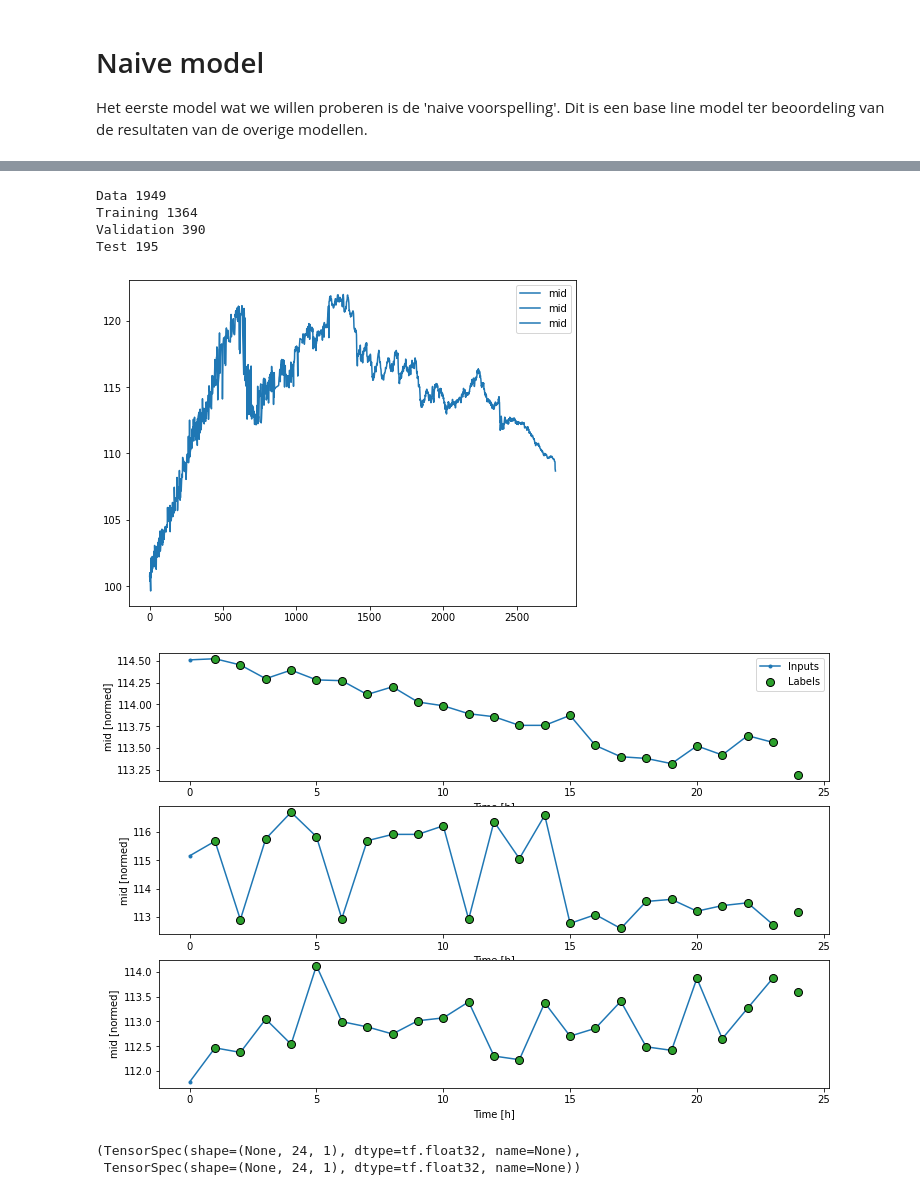
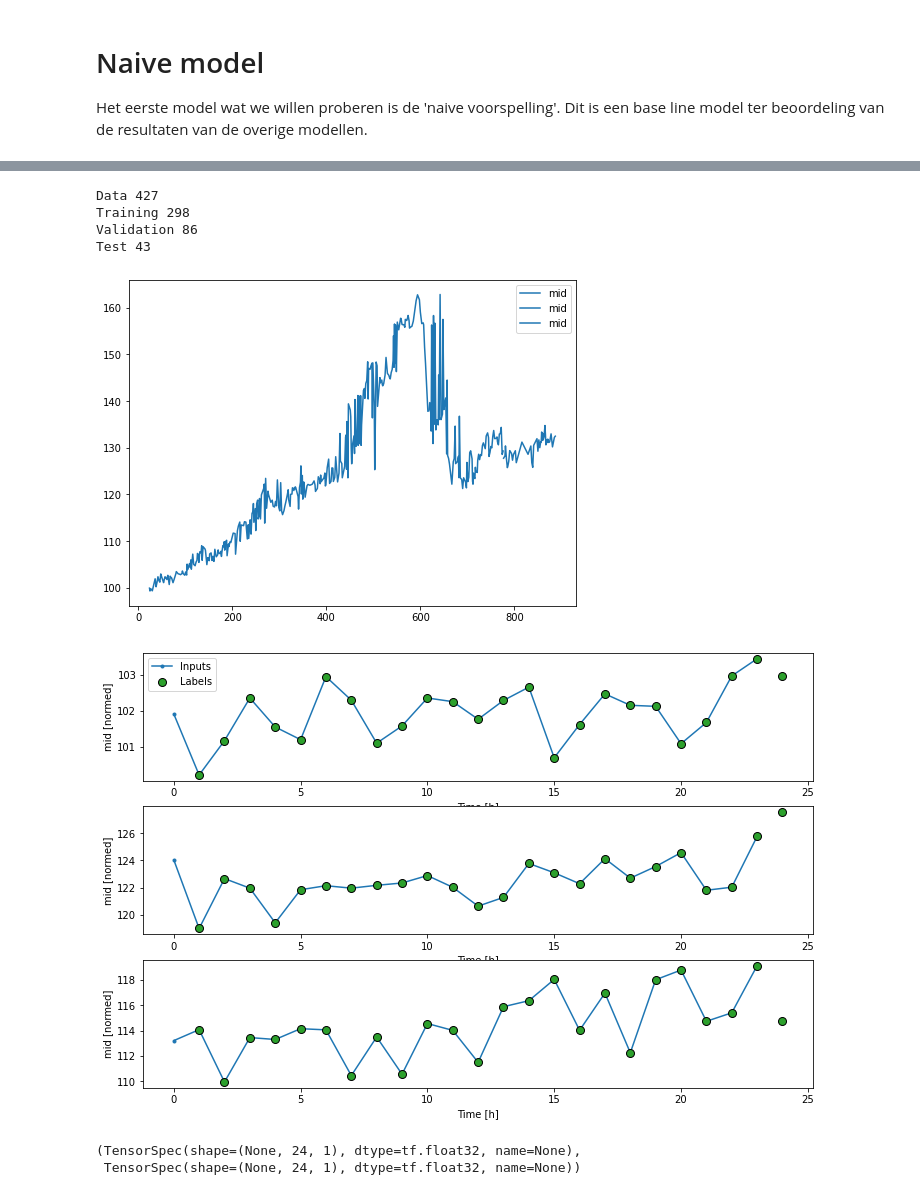
Before and after one commit to Merijn68/BondTrading, a Jupyter notebook: notebooks/04_modeling.ipynb, the cells around one changed output, grey strips where cells are left out. Drawn from its saved outputs; the diff is of its cells as text; code cells hidden in the pictures.

```diff
--- a/notebooks/04_modeling.ipynb
+++ b/notebooks/04_modeling.ipynb
@@ -33,4 +47,4 @@ len(df_price['reference_identifier'].unique())
 # %%
-(df_train, df_val, df_test) = make_dataset.read_single_bond('BE0000332412')
+(df_train, df_val, df_test) = make_dataset.read_single_bond('NL0010721999')
 visualize.lplot([df_train, df_val, df_test ])
 # %% [output]
@@ -38,8 +52,8 @@ visualize.lplot([df_train, df_val, df_test ])
-Data 1949
-Training 1364
-Validation 390
-Test 195
+Data 427
+Training 298
+Validation 86
+Test 43
-[figure, old version]
+[figure, new version]
 # %%
 from src.models import base_model
 from src.models import window
@@ -54,7 +66,7 @@ import tensorflow as tf
 # %%
 w.plot()
 # %% [output]
-[figure, old version]
+[figure, new version]
 # %%
 w.train.element_spec
 # %% [output]
```
Also changed, not shown: parts of 21 cells of this notebook, 2 other files.
